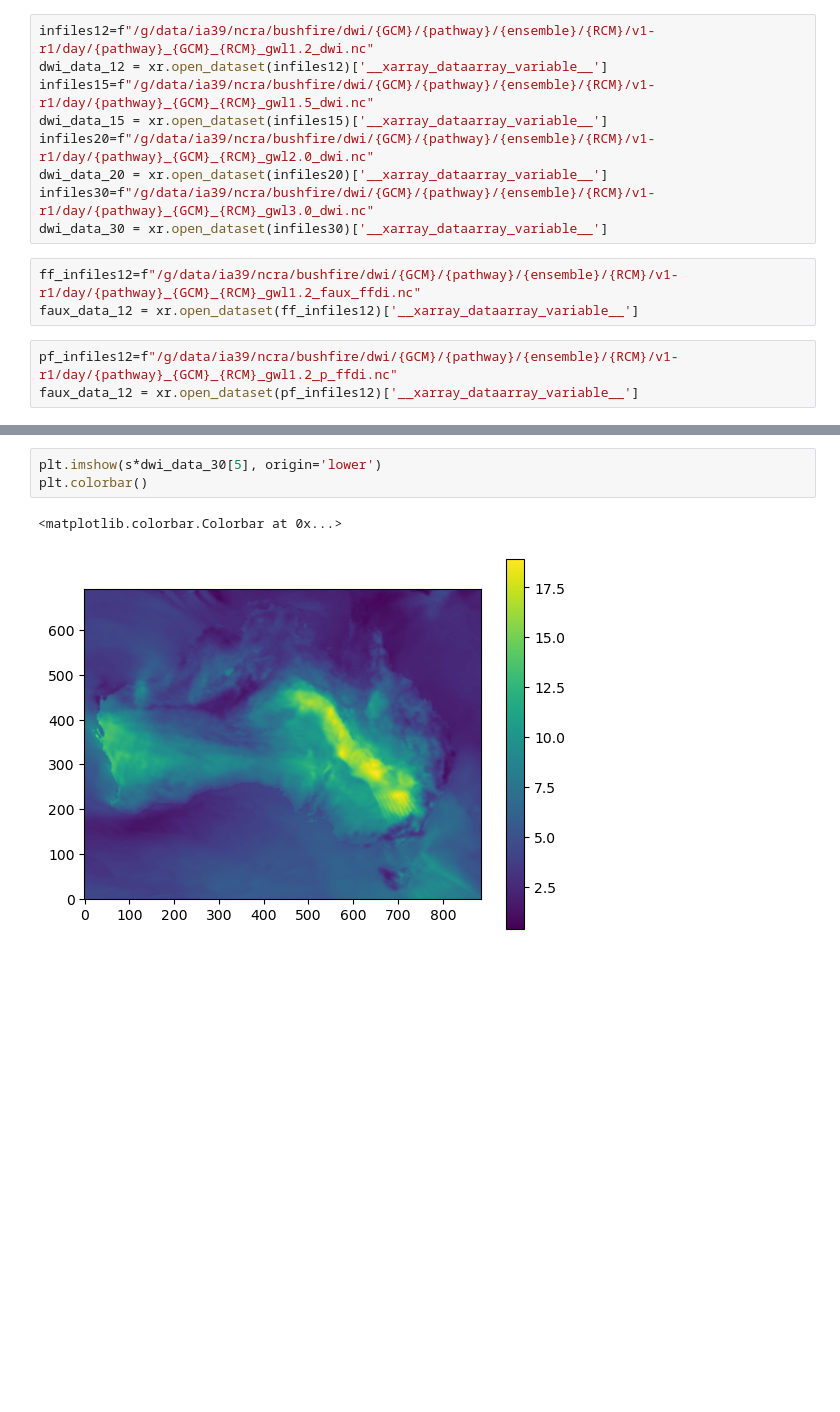
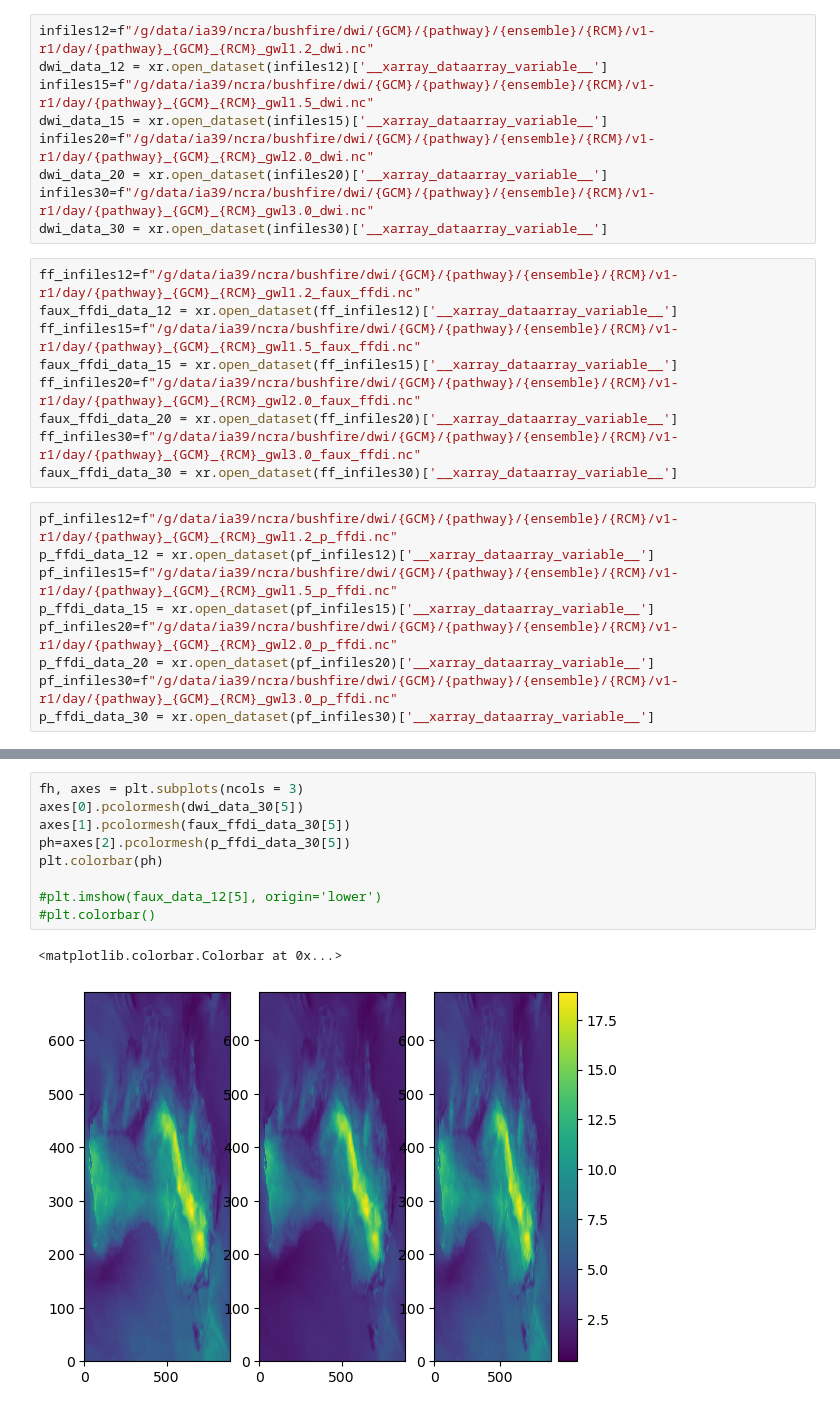
Before and after one commit to nb-bom/DWI, a Jupyter notebook: testing dwi files.ipynb, the cells around one changed output, grey strips where cells are left out. Cells and saved outputs as stored; diff of their text form; blank space fills up the shorter version.

Commit message:
plotting of three dwi, faux_ffdi, p_ffdi toegether in testing file

```diff
--- a/testing dwi files.ipynb
+++ b/testing dwi files.ipynb
@@ -58,8 +58,20 @@ infiles30=f"/g/data/ia39/ncra/bushfire/dwi/{GCM}/{pathway}/{ensemble}/{RCM}/v1-r
 dwi_data_30 = xr.open_dataset(infiles30)['__xarray_dataarray_variable__']
 # %%
 ff_infiles12=f"/g/data/ia39/ncra/bushfire/dwi/{GCM}/{pathway}/{ensemble}/{RCM}/v1-r1/day/{pathway}_{GCM}_{RCM}_gwl1.2_faux_ffdi.nc"
-faux_data_12 = xr.open_dataset(ff_infiles12)['__xarray_dataarray_variable__']
+faux_ffdi_data_12 = xr.open_dataset(ff_infiles12)['__xarray_dataarray_variable__']
+ff_infiles15=f"/g/data/ia39/ncra/bushfire/dwi/{GCM}/{pathway}/{ensemble}/{RCM}/v1-r1/day/{pathway}_{GCM}_{RCM}_gwl1.5_faux_ffdi.nc"
+faux_ffdi_data_15 = xr.open_dataset(ff_infiles15)['__xarray_dataarray_variable__']
+ff_infiles20=f"/g/data/ia39/ncra/bushfire/dwi/{GCM}/{pathway}/{ensemble}/{RCM}/v1-r1/day/{pathway}_{GCM}_{RCM}_gwl2.0_faux_ffdi.nc"
+faux_ffdi_data_20 = xr.open_dataset(ff_infiles20)['__xarray_dataarray_variable__']
+ff_infiles30=f"/g/data/ia39/ncra/bushfire/dwi/{GCM}/{pathway}/{ensemble}/{RCM}/v1-r1/day/{pathway}_{GCM}_{RCM}_gwl3.0_faux_ffdi.nc"
+faux_ffdi_data_30 = xr.open_dataset(ff_infiles30)['__xarray_dataarray_variable__']
 # %%
 pf_infiles12=f"/g/data/ia39/ncra/bushfire/dwi/{GCM}/{pathway}/{ensemble}/{RCM}/v1-r1/day/{pathway}_{GCM}_{RCM}_gwl1.2_p_ffdi.nc"
-faux_data_12 = xr.open_dataset(pf_infiles12)['__xarray_dataarray_variable__']
+p_ffdi_data_12 = xr.open_dataset(pf_infiles12)['__xarray_dataarray_variable__']
+pf_infiles15=f"/g/data/ia39/ncra/bushfire/dwi/{GCM}/{pathway}/{ensemble}/{RCM}/v1-r1/day/{pathway}_{GCM}_{RCM}_gwl1.5_p_ffdi.nc"
+p_ffdi_data_15 = xr.open_dataset(pf_infiles15)['__xarray_dataarray_variable__']
+pf_infiles20=f"/g/data/ia39/ncra/bushfire/dwi/{GCM}/{pathway}/{ensemble}/{RCM}/v1-r1/day/{pathway}_{GCM}_{RCM}_gwl2.0_p_ffdi.nc"
+p_ffdi_data_20 = xr.open_dataset(pf_infiles20)['__xarray_dataarray_variable__']
+pf_infiles30=f"/g/data/ia39/ncra/bushfire/dwi/{GCM}/{pathway}/{ensemble}/{RCM}/v1-r1/day/{pathway}_{GCM}_{RCM}_gwl3.0_p_ffdi.nc"
+p_ffdi_data_30 = xr.open_dataset(pf_infiles30)['__xarray_dataarray_variable__']
 # %%
@@ -93,6 +105,12 @@ s = 50/3
 # %%
-plt.imshow(s*dwi_data_30[5], origin='lower')
-plt.colorbar()
+fh, axes = plt.subplots(ncols = 3)
+axes[0].pcolormesh(dwi_data_30[5])
+axes[1].pcolormesh(faux_ffdi_data_30[5])
+ph=axes[2].pcolormesh(p_ffdi_data_30[5])
+plt.colorbar(ph)
+
+#plt.imshow(faux_data_12[5], origin='lower')
+#plt.colorbar()
 # %% [output]
 <matplotlib.colorbar.Colorbar at 0x...>
-[figure, old version]
+[figure, new version]
```
Also changed, not shown: parts of 9 cells of this notebook, 1 other file.
